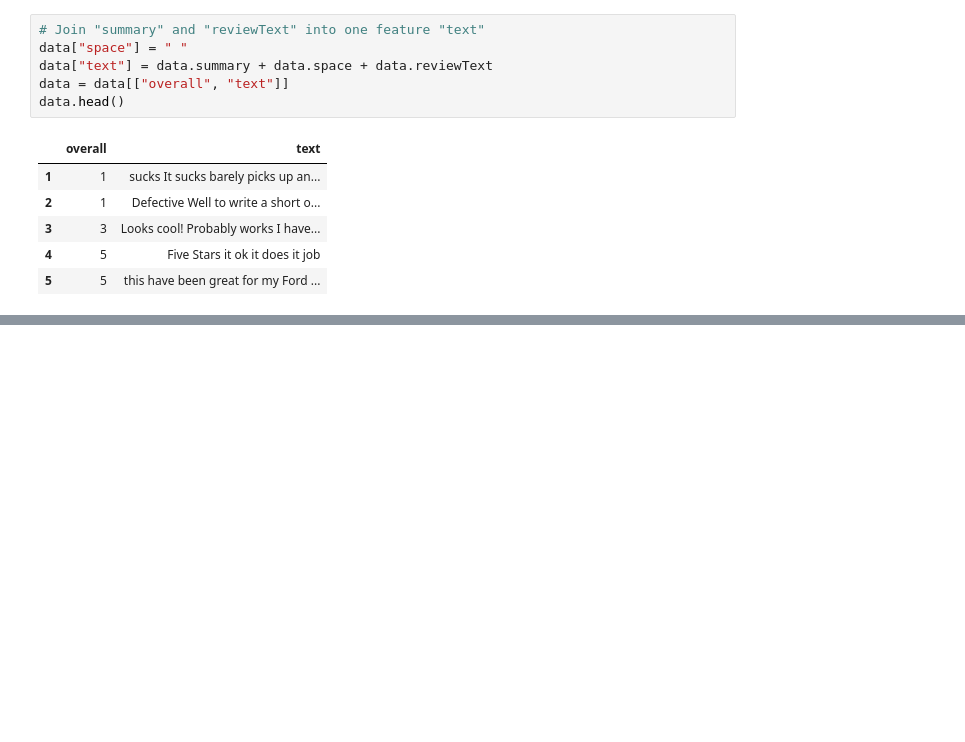
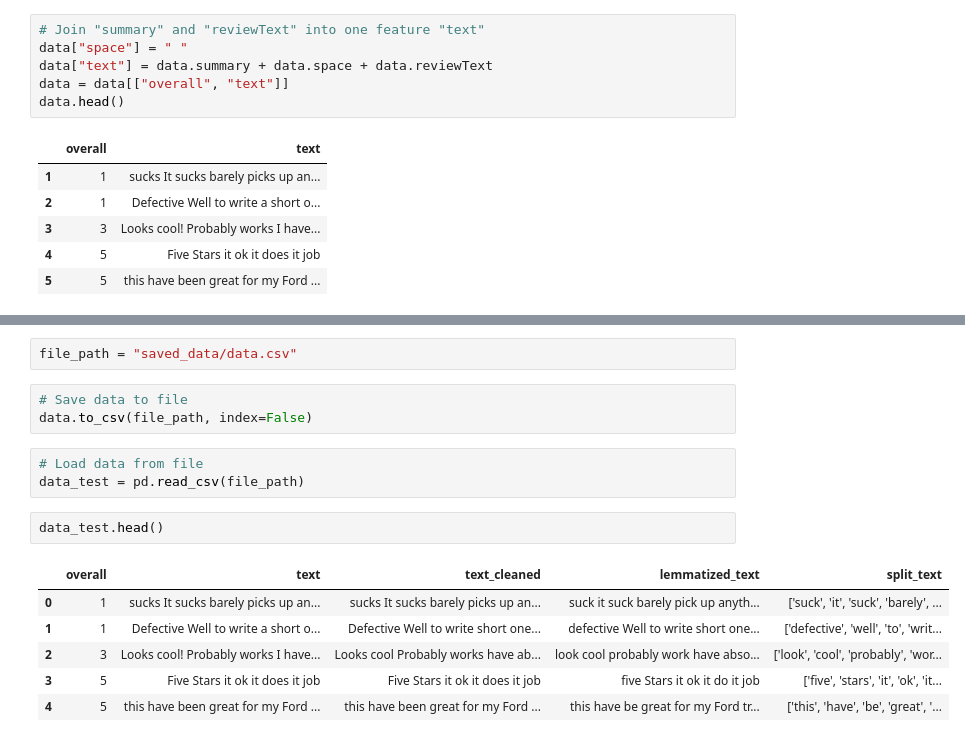
Before and after one commit to Dmytro-Kovalyov/Predicting-Customer-Feedback, a Jupyter notebook: regression_models.ipynb, the cells around one changed output, grey strips where cells are left out. Drawn from its saved outputs; the diff is of its cells as text; blank space fills up the shorter version.

```diff
--- a/regression_models.ipynb
+++ b/regression_models.ipynb
@@ -123,0 +125,17 @@ data.head()
+# %%
+file_path = "saved_data/data.csv"
+# %%
+# Save data to file
+data.to_csv(file_path, index=False)
+# %%
+# Load data from file
+data_test = pd.read_csv(file_path)
+# %%
+data_test.head()
+# %% [output]
+|  | overall | text | text_cleaned | lemmatized_text | split_text |
+| 0 | 1 | sucks It sucks barely picks up an... | sucks It sucks barely picks up an... | suck it suck barely pick up anyth... | ['suck', 'it', 'suck', 'barely', ... |
+| 1 | 1 | Defective Well to write a short o... | Defective Well to write short one... | defective Well to write short one... | ['defective', 'well', 'to', 'writ... |
+| 2 | 3 | Looks cool! Probably works I have... | Looks cool Probably works have ab... | look cool probably work have abso... | ['look', 'cool', 'probably', 'wor... |
+| 3 | 5 | Five Stars it ok it does it job | Five Stars it ok it does it job | five Stars it ok it do it job | ['five', 'stars', 'it', 'ok', 'it... |
+| 4 | 5 | this have been great for my Ford ... | this have been great for my Ford ... | this have be great for my Ford tr... | ['this', 'have', 'be', 'great', '... |
```
Also changed, not shown: parts of 6 cells of this notebook, 5 other files.
